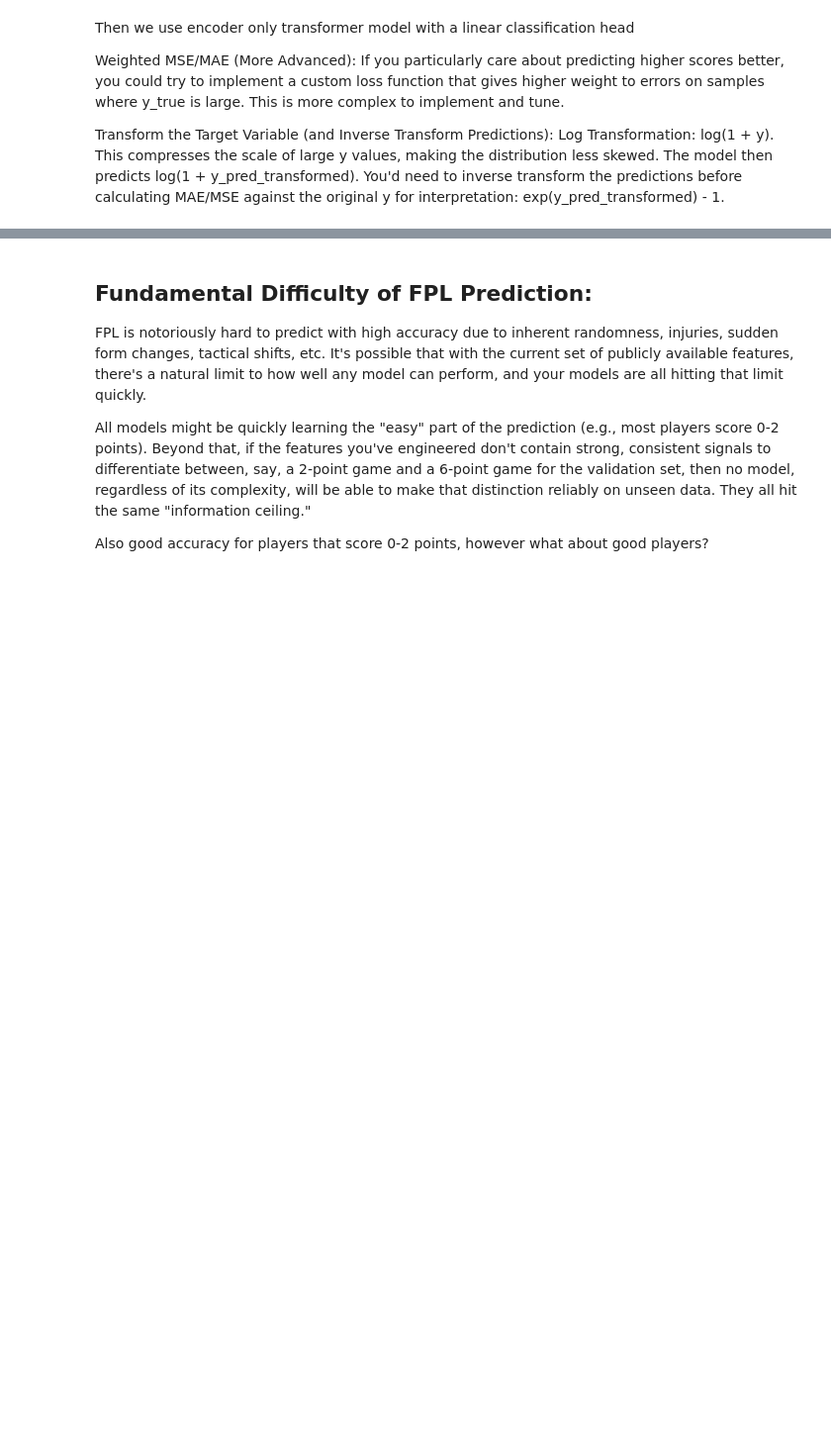
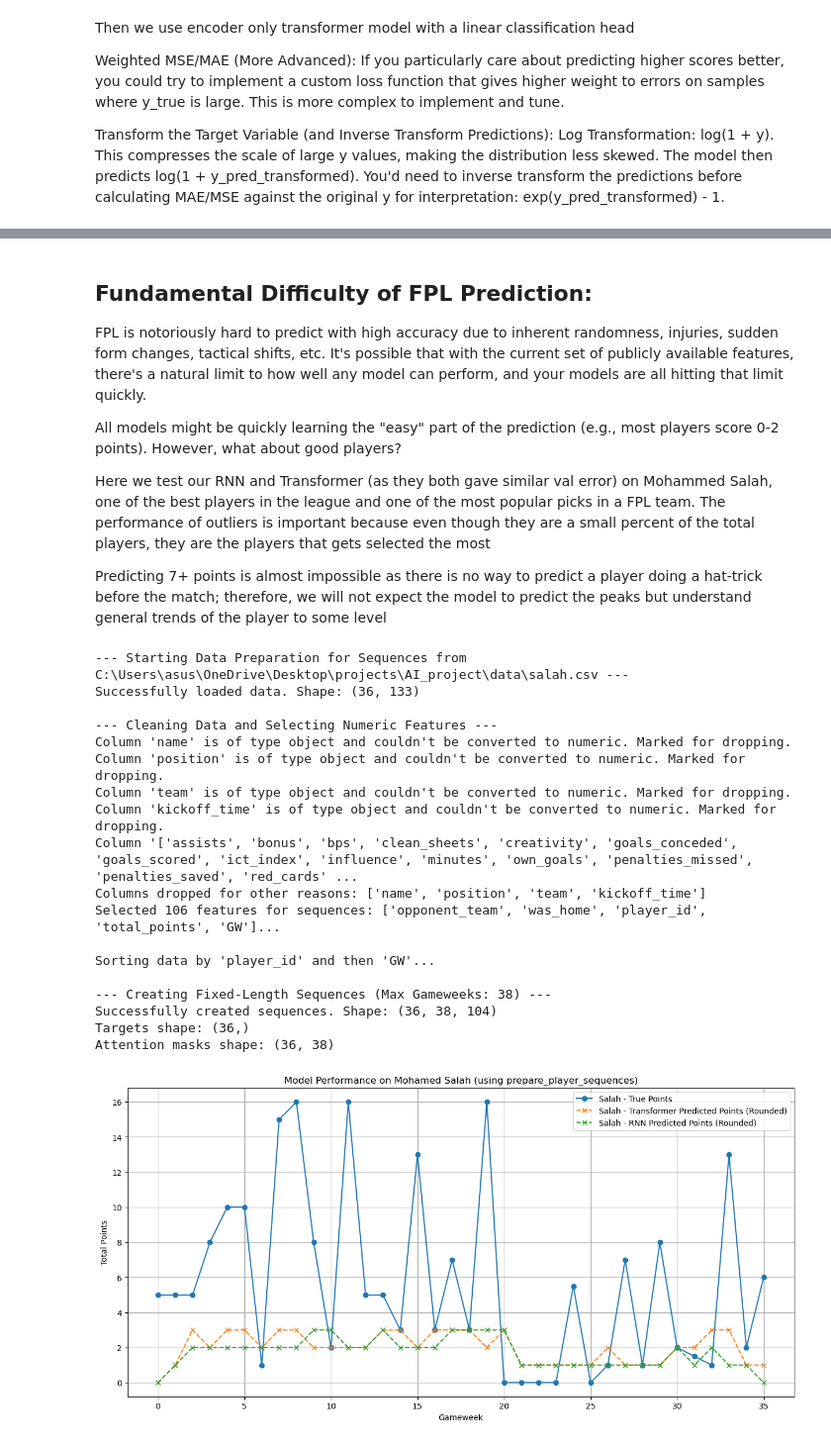
Before and after one commit to utkubah/FPL-Predictor, a Jupyter notebook: notebooks/model_selection.ipynb, the cells around one changed output, grey strips where cells are left out. Shown: that part at 99% size. Saved outputs shown, nothing was run; the diff lists cells and outputs as text; code cells hidden in the pictures; blank space fills up the shorter version.

```diff
--- a/notebooks/model_selection.ipynb
+++ b/notebooks/model_selection.ipynb
@@ -785,11 +692,76 @@ else:
 # %% [markdown]
 ## Fundamental Difficulty of FPL Prediction:
+
 FPL is notoriously hard to predict with high accuracy due to inherent randomness, injuries, sudden form changes, tactical shifts, etc. It's possible that with the current set of publicly available features, there's a natural limit to how well any model can perform, and your models are all hitting that limit quickly.
 
-All models might be quickly learning the "easy" part of the prediction (e.g., most players score 0-2 points).
-Beyond that, if the features you've engineered don't contain strong, consistent signals to differentiate between, say, a 2-point game and a 6-point game for the validation set, then no model, regardless of its complexity, will be able to make that distinction reliably on unseen data. They all hit the same "information ceiling."
+All models might be quickly learning the "easy" part of the prediction (e.g., most players score 0-2 points). However, what about good players?
 
+Here we test our RNN and Transformer (as they both gave similar val error) on Mohammed Salah, one of the best players in the league and one of the most popular picks in a FPL team. The performance of outliers is important because even though they are a small percent of the total players, they are the players that gets selected the most
 
-Also good accuracy for players that score 0-2 points, however what about good players?
+Predicting 7+ points is almost impossible as there is no way to predict a player doing a hat-trick before the match; therefore, we will not expect the model to predict the peaks but understand general trends of the player to some level
 # %%
-#Mohammed Salah prediction
+#Mohamed Salah prediction
+
+salah_sequences, salah_masks, salah_targets = prepare_player_sequences(
+    df_path=str(DATA_DIR / "salah.csv"),
+    target_col="total_points",
+    max_gws_in_sequence= 38,
+)
+
+salah_sequences_scaled = scale_3d_sequences(salah_sequences, scaler)
+
+salah_sequences_tensor = torch.tensor(salah_sequences_scaled, dtype=torch.float32)
+salah_masks_tensor = torch.tensor(salah_masks, dtype=torch.bool)
+
+
+
+salah_predictions_transformer = []
+salah_predictions_rnn = []
+salah_predictions_fnn = []
+
+with torch.no_grad():
+    for i in range(salah_sequences_scaled.shape[0]):
+        seq_input = salah_sequences_tensor[i].unsqueeze(0)
+        mask_input = salah_masks_tensor[i].unsqueeze(0)
+        pred_transformer = models["Transformer"](seq_input, mask_input)
+        pred_rnn = models["RNN"](seq_input, mask_input)
+
+
+
+        salah_predictions_transformer.append(pred_transformer.item())
+        salah_predictions_rnn.append(pred_rnn.item())
+
+salah_predictions_transformer_rounded = np.round(salah_predictions_transformer)
+salah_predictions_rnn_rounded = np.round(salah_predictions_rnn)
+
+
+plt.figure(figsize=(15, 7))
+plt.plot(salah_targets, label='Salah - True Points', marker='o')
+plt.plot(salah_predictions_transformer_rounded, label='Salah - Transformer Predicted Points (Rounded)', marker='x', linestyle='--')
+plt.plot(salah_predictions_rnn_rounded, label='Salah - RNN Predicted Points (Rounded)', marker='x', linestyle='--')
+plt.xlabel("Gameweek")
+plt.ylabel("Total Points")
+plt.title(f"Model Performance on Mohamed Salah (using prepare_player_sequences)")
+plt.legend()
+plt.grid(True)
+plt.show()
+# %% [output]
+--- Starting Data Preparation for Sequences from C:\Users\asus\OneDrive\Desktop\projects\AI_project\data\salah.csv ---
+Successfully loaded data. Shape: (36, 133)
+
+--- Cleaning Data and Selecting Numeric Features ---
+Column 'name' is of type object and couldn't be converted to numeric. Marked for dropping.
+Column 'position' is of type object and couldn't be converted to numeric. Marked for dropping.
+Column 'team' is of type object and couldn't be converted to numeric. Marked for dropping.
+Column 'kickoff_time' is of type object and couldn't be converted to numeric. Marked for dropping.
+Column '['assists', 'bonus', 'bps', 'clean_sheets', 'creativity', 'goals_conceded', 'goals_scored', 'ict_index', 'influence', 'minutes', 'own_goals', 'penalties_missed', 'penalties_saved', 'red_cards' ...
+Columns dropped for other reasons: ['name', 'position', 'team', 'kickoff_time']
+Selected 106 features for sequences: ['opponent_team', 'was_home', 'player_id', 'total_points', 'GW']...
+
+Sorting data by 'player_id' and then 'GW'...
+
+--- Creating Fixed-Length Sequences (Max Gameweeks: 38) ---
+Successfully created sequences. Shape: (36, 38, 104)
+Targets shape: (36,)
+Attention masks shape: (36, 38)
+[figure, added]
```
Also changed, not shown: parts of 36 cells of this notebook, 9 other files.
